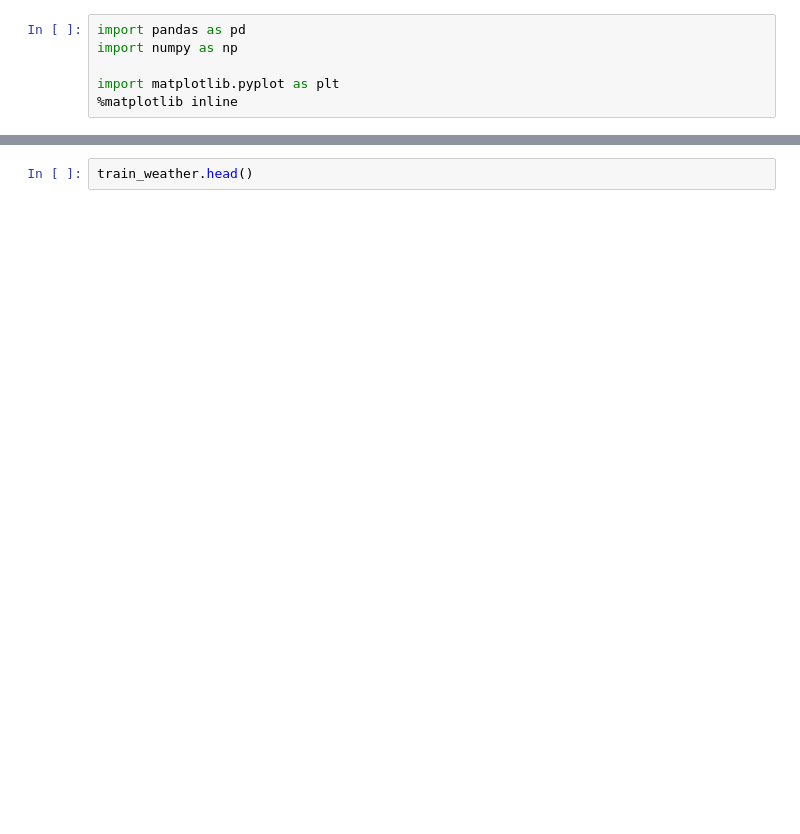
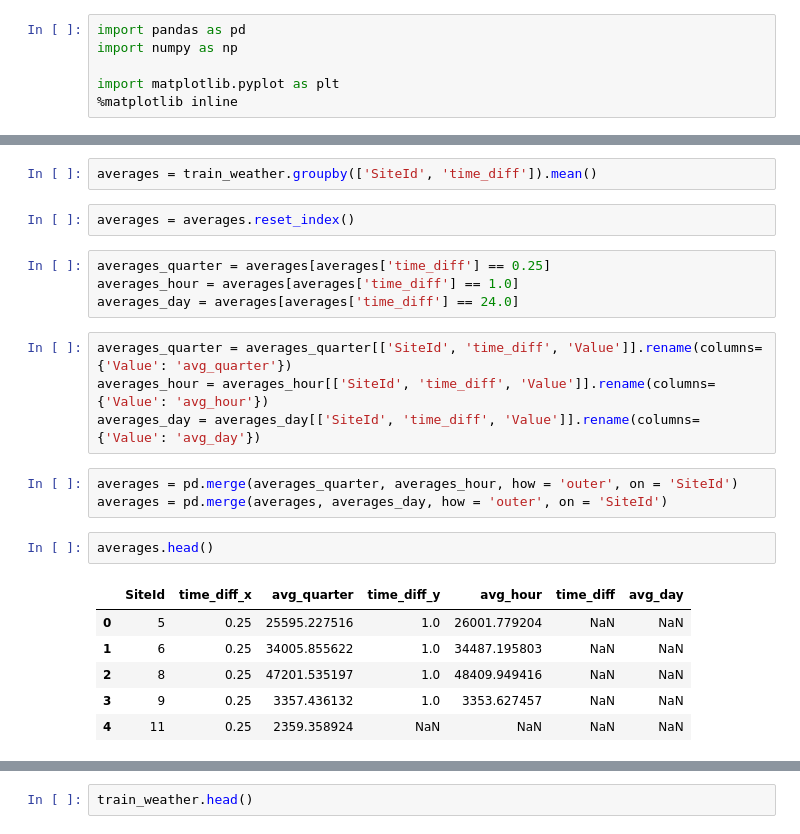
Before and after one commit to WillKoehrsen/power-laws, a Jupyter notebook: exploration/exploration.ipynb, the cells around one changed output, grey strips where cells are left out. Saved outputs shown, nothing was run; the diff lists cells and outputs as text; blank space fills up the shorter version.

```diff
--- a/exploration/exploration.ipynb
+++ b/exploration/exploration.ipynb
@@ -6,0 +64,24 @@ import matplotlib.pyplot as plt
+# %%
+averages = train_weather.groupby(['SiteId', 'time_diff']).mean()
+# %%
+averages = averages.reset_index()
+# %%
+averages_quarter = averages[averages['time_diff'] == 0.25]
+averages_hour = averages[averages['time_diff'] == 1.0]
+averages_day = averages[averages['time_diff'] == 24.0]
+# %%
+averages_quarter = averages_quarter[['SiteId', 'time_diff', 'Value']].rename(columns={'Value': 'avg_quarter'})
+averages_hour = averages_hour[['SiteId', 'time_diff', 'Value']].rename(columns={'Value': 'avg_hour'})
+averages_day = averages_day[['SiteId', 'time_diff', 'Value']].rename(columns={'Value': 'avg_day'})
+# %%
+averages = pd.merge(averages_quarter, averages_hour, how = 'outer', on = 'SiteId')
+averages = pd.merge(averages, averages_day, how = 'outer', on = 'SiteId')
+# %%
+averages.head()
+# %% [output]
+|  | SiteId | time_diff_x | avg_quarter | time_diff_y | avg_hour | time_diff | avg_day |
+| 0 | 5 | 0.25 | 25595.227516 | 1.0 | 26001.779204 | NaN | NaN |
+| 1 | 6 | 0.25 | 34005.855622 | 1.0 | 34487.195803 | NaN | NaN |
+| 2 | 8 | 0.25 | 47201.535197 | 1.0 | 48409.949416 | NaN | NaN |
+| 3 | 9 | 0.25 | 3357.436132 | 1.0 | 3353.627457 | NaN | NaN |
+| 4 | 11 | 0.25 | 2359.358924 | NaN | NaN | NaN | NaN |
```
Also changed, not shown: parts of 49 cells of this notebook, 2 other files.
